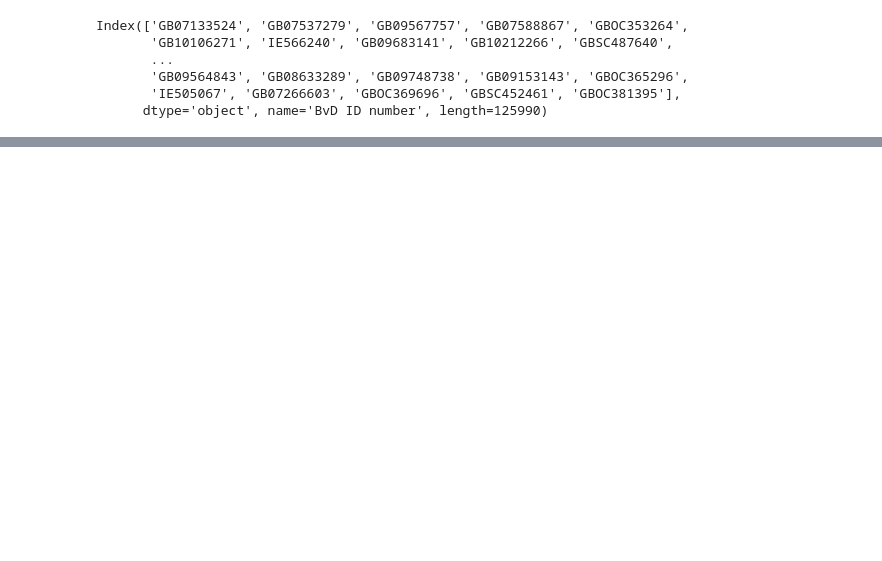
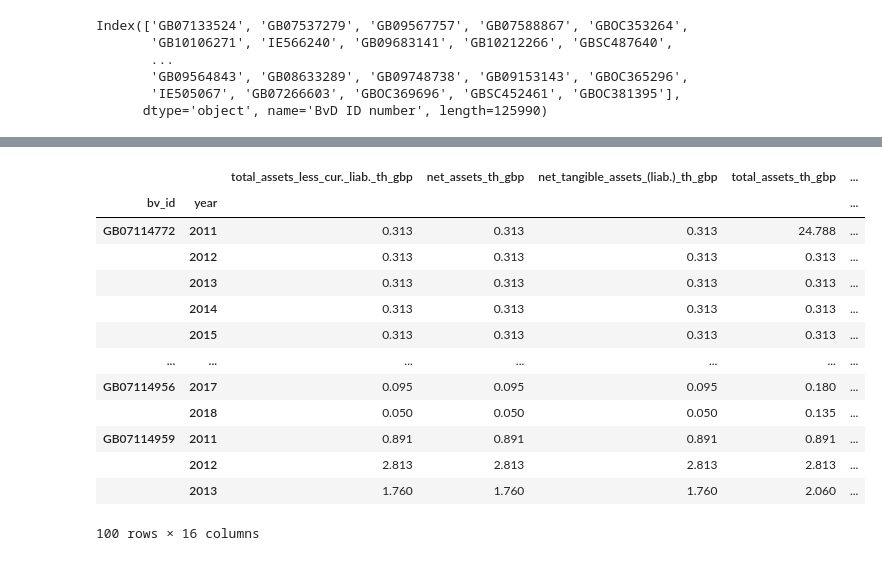
Before and after one commit to borodark/ie7860, a Jupyter notebook: Fafnir Data Shaping.ipynb, the cells around one changed output, grey strips where cells are left out. Saved outputs shown, nothing was run; the diff lists cells and outputs as text; code cells hidden in the pictures; blank space fills up the shorter version.

```diff
--- a/Fafnir Data Shaping.ipynb
+++ b/Fafnir Data Shaping.ipynb
@@ -364,5 +365,10 @@ After dropna size is:
 # %%
-gifi = pd.HDFStore('bdv-data-gifi.h5')
-for gifi_column_key in gifi.keys();
-    df = gifi.get(gifi_column_key)
-    printdf.info
+gifi = pd.HDFStore('bdv-gifi.h5')
+size_tuples = []
+for gifi_column_key in gifi.keys():
+    column_df = gifi.get(gifi_column_key)
+    size_tuples.append((gifi_column_key, column_df.size))
+
+
+top_columns = sorted(size_tuples, key=lambda col_values: -1 * col_values[1])
+top_columns
@@ -368,0 +393,19 @@ for gifi_column_key in gifi.keys();
+# %%
+column_df = None
+joined_df = None
+i=0
+for (gifi_column_key, size) in top_columns:
+    column_df = gifi.get(gifi_column_key)
+    # column_df.info(memory_usage=True)
+    if joined_df is None:
+        joined_df = column_df
+    else:
+        joined_df = joined_df.join(column_df, how='outer')
+        joined_df.info(memory_usage=True)
+    i=i+1
+    print(str(1))
+    if i > 15:
+        break
+gifi_joined = pd.HDFStore('bdv-gifi-all.h5')
+gifi_joined.put('gifi16', joined_df)
+gifi_joined.close()
@@ -368,0 +430,17 @@ for gifi_column_key in gifi.keys();
+# %%
+joined_df.head(100)
+# %% [output]
+|  |  | total_assets_less_cur._liab._th_gbp | net_assets_th_gbp | net_tangible_assets_(liab.)_th_gbp | total_assets_th_gbp | ... |
+| bv_id | year |  |  |  |  | ... |
+| GB07114772 | 2011 | 0.313 | 0.313 | 0.313 | 24.788 | ... |
+|  | 2012 | 0.313 | 0.313 | 0.313 | 0.313 | ... |
+|  | 2013 | 0.313 | 0.313 | 0.313 | 0.313 | ... |
+|  | 2014 | 0.313 | 0.313 | 0.313 | 0.313 | ... |
+|  | 2015 | 0.313 | 0.313 | 0.313 | 0.313 | ... |
+| ... | ... | ... | ... | ... | ... | ... |
+| GB07114956 | 2017 | 0.095 | 0.095 | 0.095 | 0.180 | ... |
+|  | 2018 | 0.050 | 0.050 | 0.050 | 0.135 | ... |
+| GB07114959 | 2011 | 0.891 | 0.891 | 0.891 | 0.891 | ... |
+|  | 2012 | 2.813 | 2.813 | 2.813 | 2.813 | ... |
+|  | 2013 | 1.760 | 1.760 | 1.760 | 2.060 | ... |
+100 rows × 16 columns
```
Also changed, not shown: parts of 9 cells of this notebook.
